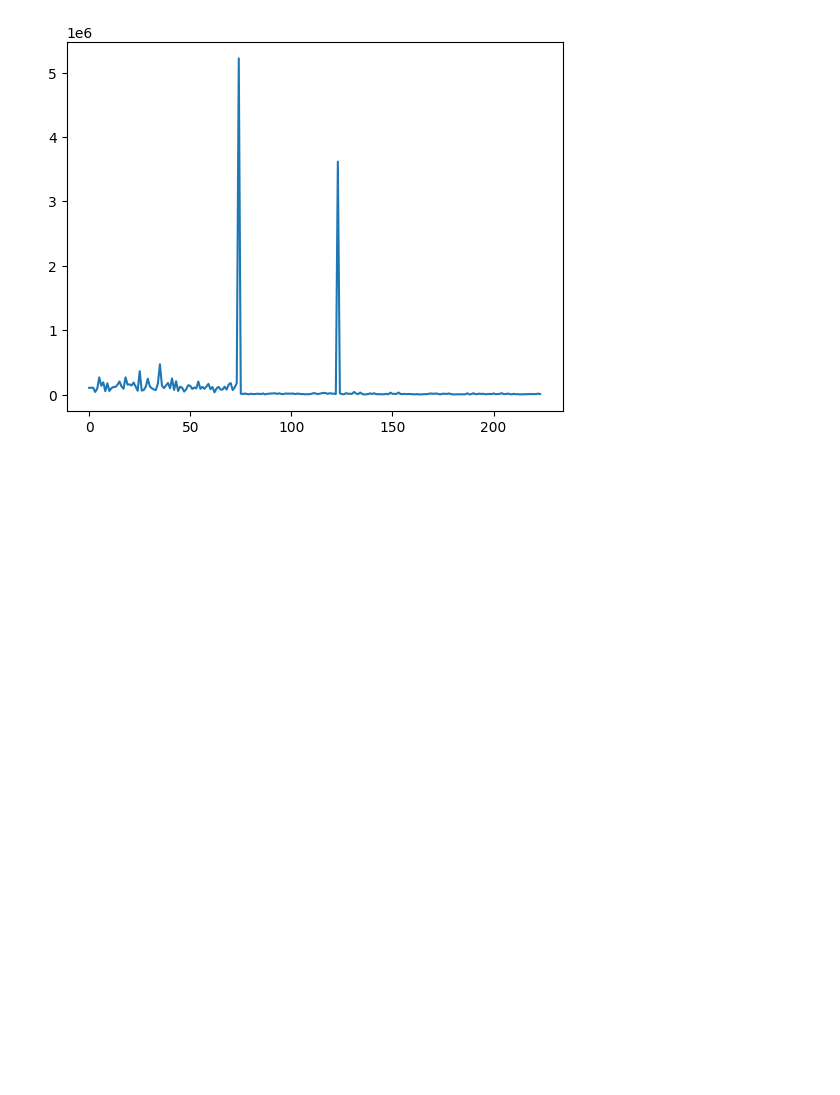
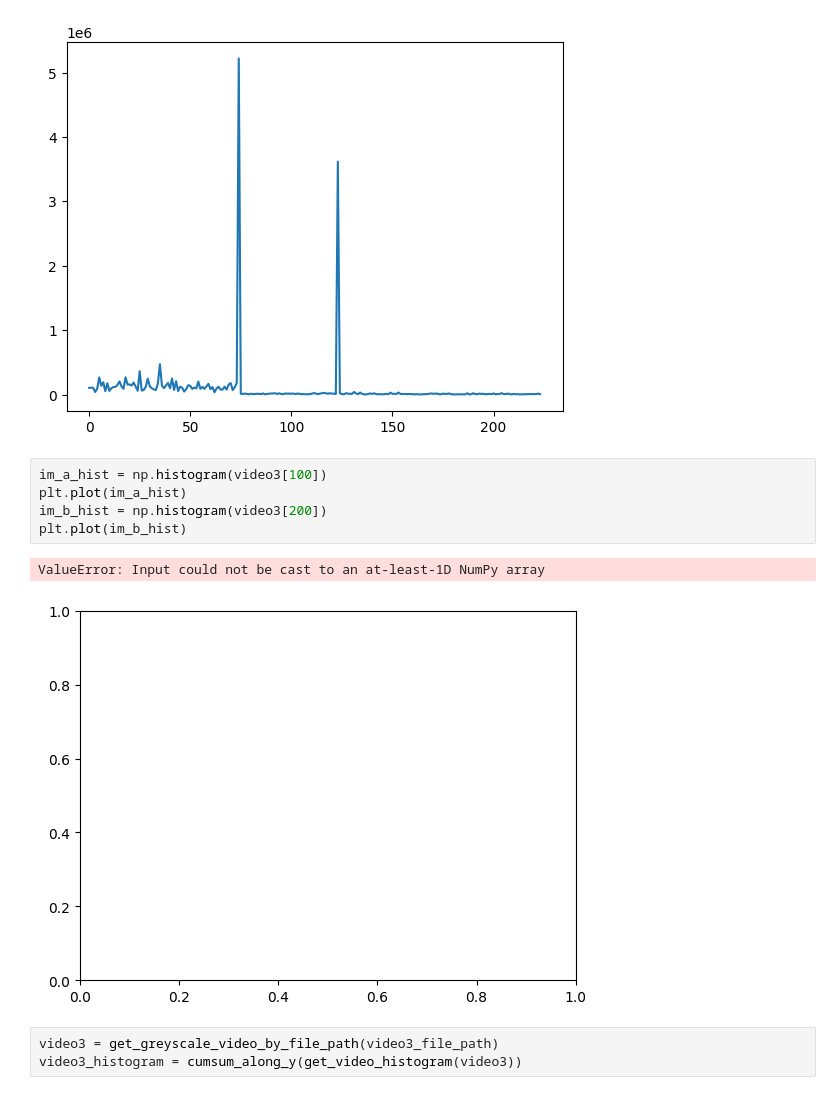
Before and after one commit to Hadartalisr/ImageProcessing, a Jupyter notebook: Ex1/Ex1.ipynb, the cells around one changed output. Drawn from its saved outputs; the diff is of its cells as text; blank space fills up the shorter version.

```diff
--- a/Ex1/Ex1.ipynb
+++ b/Ex1/Ex1.ipynb
@@ -383,3 +430,14 @@ print(np.argmax(cumsum_histogram_distance))
 # %% [output]
 74
 [figure]
+# %%
+im_a_hist = np.histogram(video3[100])
+plt.plot(im_a_hist)
+im_b_hist = np.histogram(video3[200])
+plt.plot(im_b_hist)
+# %% [output]
+ValueError: Input could not be cast to an at-least-1D NumPy array
+[figure, added]
+# %%
+video3 = get_greyscale_video_by_file_path(video3_file_path)
+video3_histogram = cumsum_along_y(get_video_histogram(video3))
```
Also changed, not shown: parts of 25 cells of this notebook, 6 other files.
